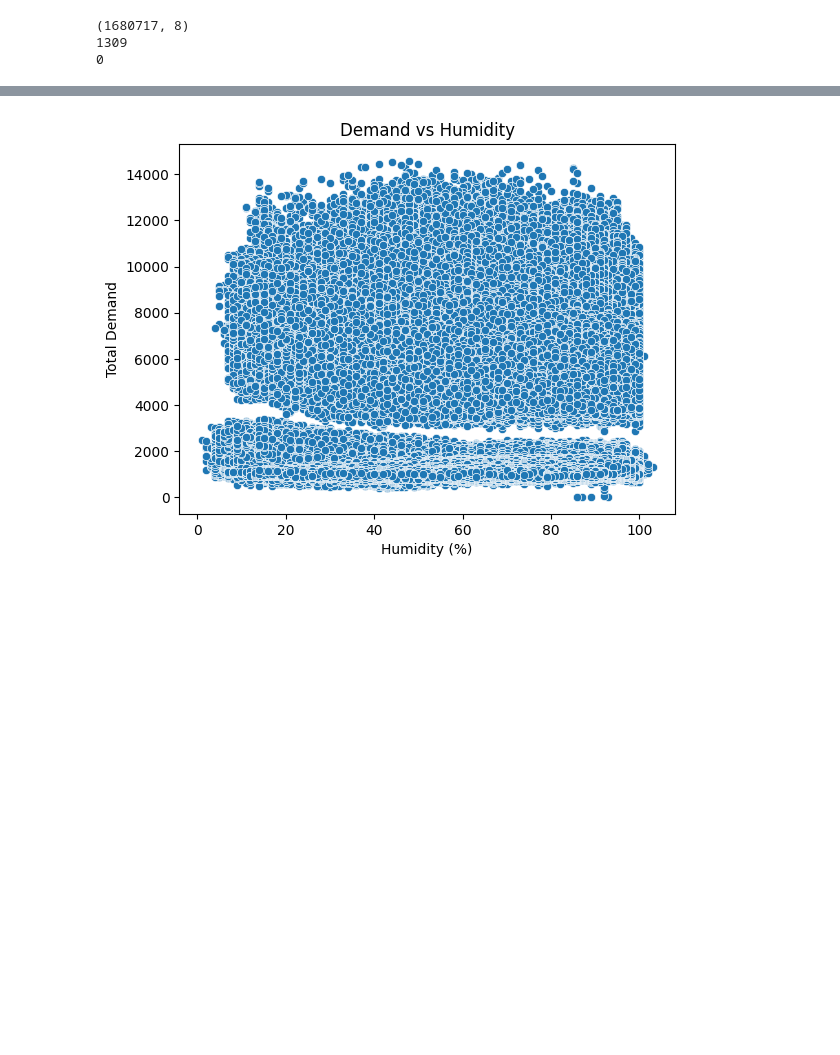
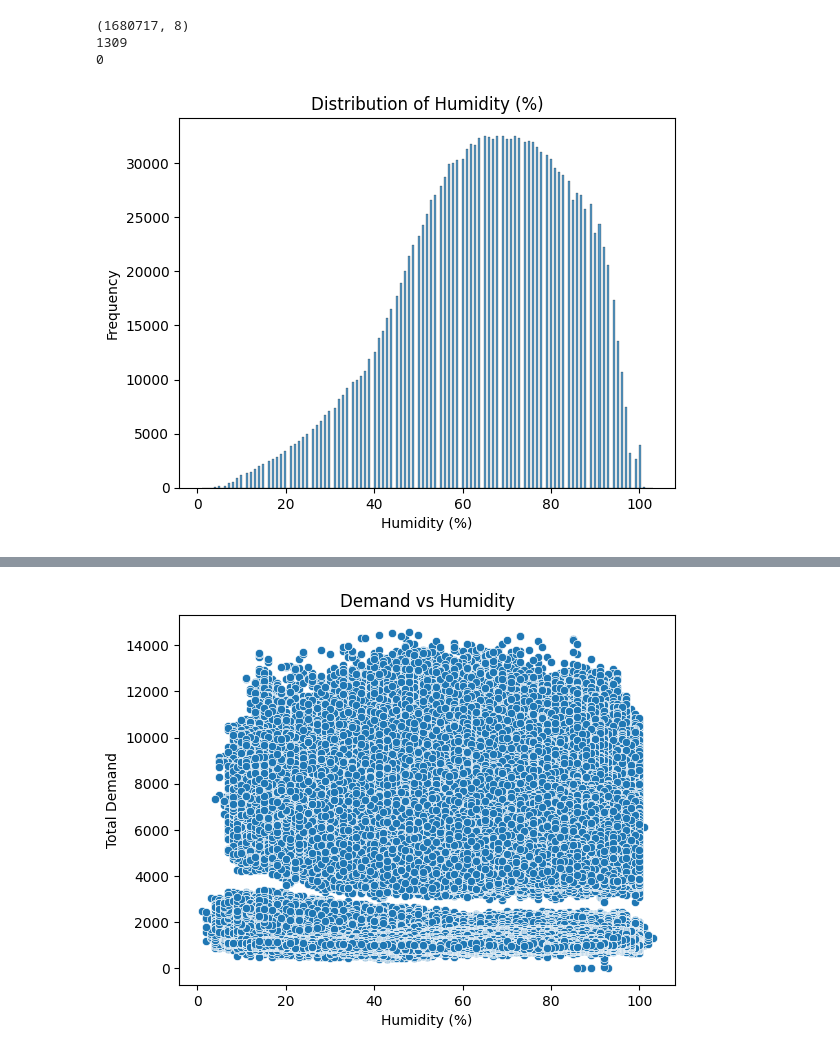
Before and after one commit to harjask-7/ADS1002-project, a Jupyter notebook: notebooks/jiehni/eda_humidity_demand.ipynb, the cells around one changed output, grey strips where cells are left out. Drawn from its saved outputs; the diff is of its cells as text; code cells hidden in the pictures; blank space fills up the shorter version.

```diff
--- a/notebooks/jiehni/eda_humidity_demand.ipynb
+++ b/notebooks/jiehni/eda_humidity_demand.ipynb
@@ -22,3 +22,12 @@ print(data["Humidity (%)"].isna().sum())
 (1680717, 8)
 1309
 0
+# %%
+# plot histogram of the distribution of humidity
+sns.histplot(data["Humidity (%)"])
+plt.title("Distribution of Humidity (%)")
+plt.xlabel("Humidity (%)")
+plt.ylabel("Frequency")
+plt.show()
+# %% [output]
+[figure, added]
```
Also changed, not shown: parts of 11 cells of this notebook.
